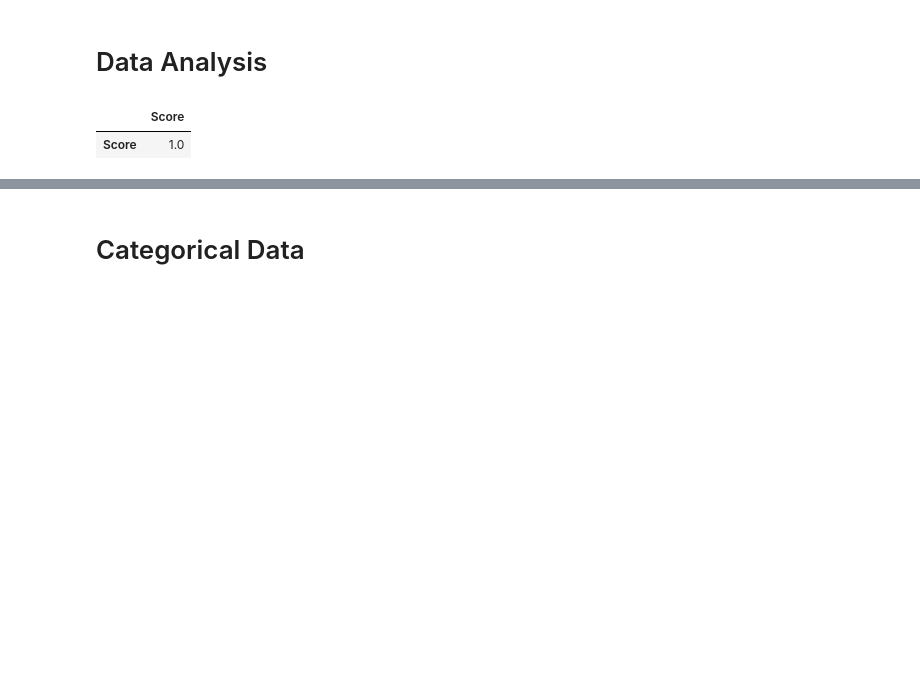
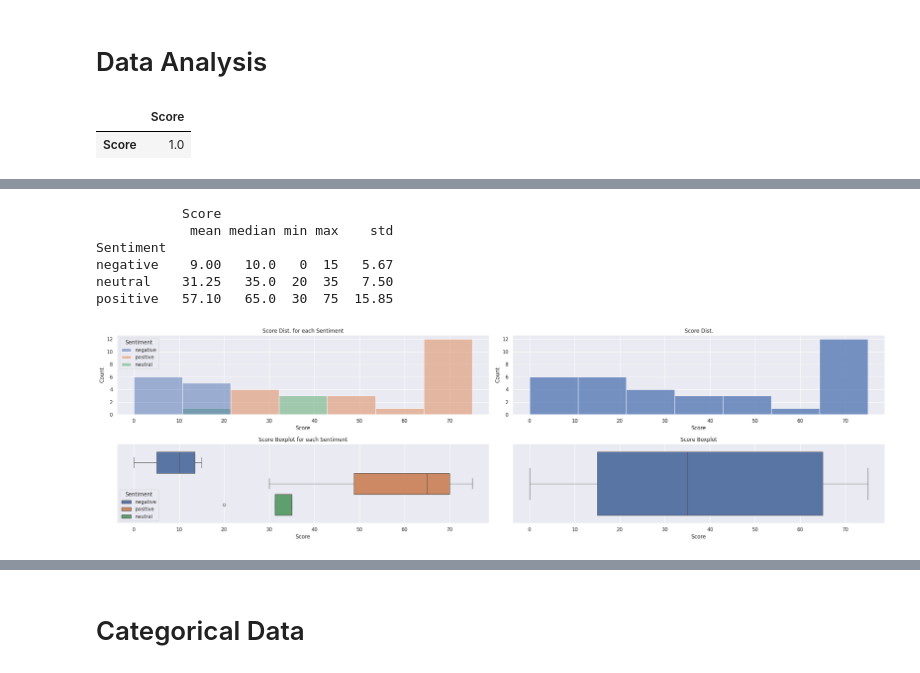
Before and after one commit to AhmAnwar/accenture_virtual_experience_VE_by_Forage, a Jupyter notebook: accenture-virtual-experience-ve-by-forage.ipynb, the cells around one changed output, grey strips where cells are left out. Saved outputs shown, nothing was run; the diff lists cells and outputs as text; code cells hidden in the pictures; blank space fills up the shorter version.

```diff
--- a/accenture-virtual-experience-ve-by-forage.ipynb
+++ b/accenture-virtual-experience-ve-by-forage.ipynb
@@ -276,0 +249,34 @@ plt.show()
+# %%
+print(df.groupby('Sentiment').agg({'Score': ['mean', 'median', 'min', 'max', 'std']}).round(2))
+# %% [output]
+           Score
+            mean median min max    std
+Sentiment
+negative    9.00   10.0   0  15   5.67
+neutral    31.25   35.0  20  35   7.50
+positive   57.10   65.0  30  75  15.85
+# %%
+# visualizing data
+
+plt.figure(figsize= (25, 7))
+
+plt.subplot(2, 2, 1)
+sns.histplot(data= df, x= 'Score', hue= 'Sentiment', legend= 'auto')
+plt.title('Score Dist. for each Sentiment')
+
+plt.subplot(2, 2, 3)
+sns.boxplot(data= df, x= 'Score', hue= 'Sentiment')
+plt.title('Score Boxplot for each Sentiment')
+
+plt.subplot(2, 2, 2)
+sns.histplot(data= df, x= 'Score', legend= 'auto')
+plt.title('Score Dist.')
+
+plt.subplot(2, 2, 4)
+sns.boxplot(data= df, x= 'Score')
+plt.title('Score Boxplot')
+
+plt.tight_layout()
+plt.show()
+# %% [output]
+[figure, added]
```
Also changed, not shown: parts of 9 cells of this notebook.
